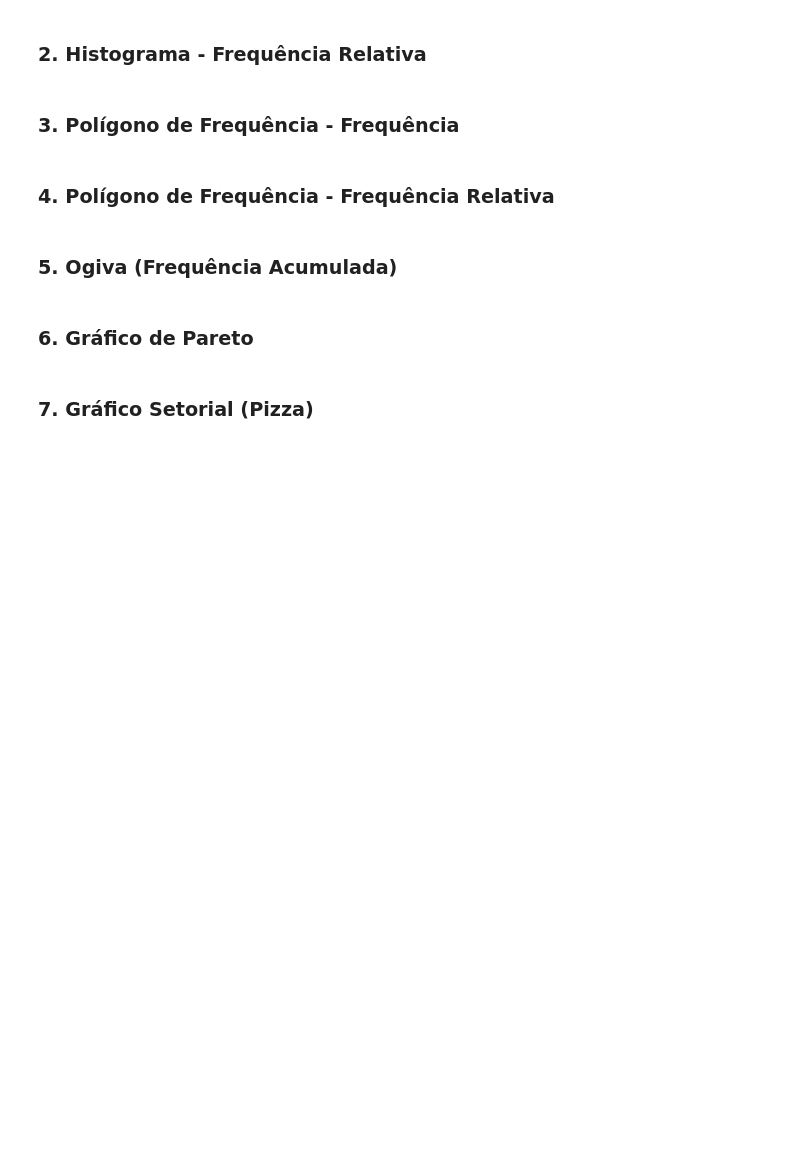
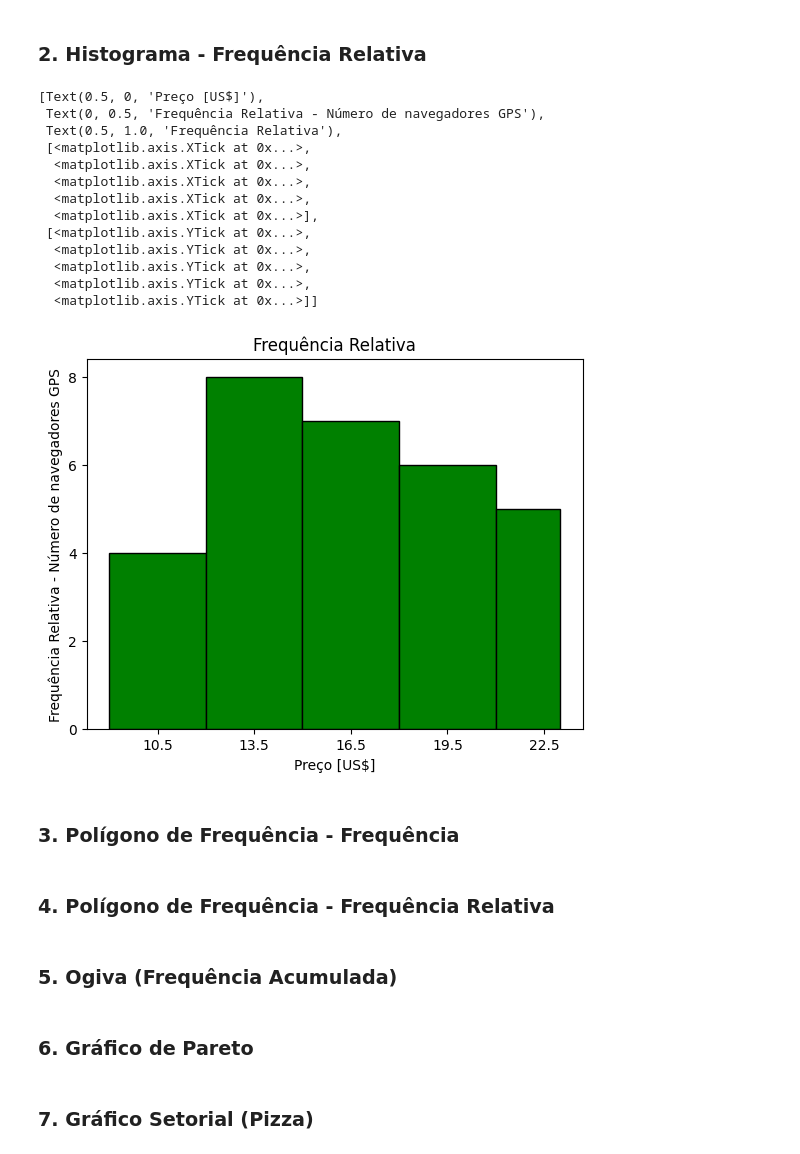
Before and after one commit to Caio1918/Meus-c-digos-em-geral, a Jupyter notebook: Estatísca/Lab 05 - Estatística Descritiva 4 - Visualização de Dados - Aluno.ipynb, the cells around one changed output. Drawn from its saved outputs; the diff is of its cells as text; code cells hidden in the pictures; blank space fills up the shorter version.

```diff
--- a/Estatísca/Lab 05 - Estatística Descritiva 4 - Visualização de Dados - Aluno.ipynb
+++ b/Estatísca/Lab 05 - Estatística Descritiva 4 - Visualização de Dados - Aluno.ipynb
@@ -144,3 +142,34 @@ plt.show()
+# %%
+# 2. Histograma - Frequência Relativa
+hist_freq_rela = dados.hist(
+    bins= classes,
+    color= "green",
+    edgecolor= "black",
+    grid= False
+)
+
+hist_freq_rela.set(
+    xlabel= "Preço [US$]",
+    ylabel= "Frequência Relativa - Número de navegadores GPS",
+    title= "Frequência Relativa",
+    xticks= df["Pontos médios"],
+    yticks= range(0, df["Frequência"].max()+2,2)
+)
+# %% [output]
+[Text(0.5, 0, 'Preço [US$]'),
+ Text(0, 0.5, 'Frequência Relativa - Número de navegadores GPS'),
+ Text(0.5, 1.0, 'Frequência Relativa'),
+ [<matplotlib.axis.XTick at 0x...>,
+  <matplotlib.axis.XTick at 0x...>,
+  <matplotlib.axis.XTick at 0x...>,
+  <matplotlib.axis.XTick at 0x...>,
+  <matplotlib.axis.XTick at 0x...>],
+ [<matplotlib.axis.YTick at 0x...>,
+  <matplotlib.axis.YTick at 0x...>,
+  <matplotlib.axis.YTick at 0x...>,
+  <matplotlib.axis.YTick at 0x...>,
+  <matplotlib.axis.YTick at 0x...>]]
+[figure, added]
 # %% [markdown]
 ### **3. Polígono de Frequência - Frequência**
 # %%
```
Also changed, not shown: parts of 2 cells of this notebook.
